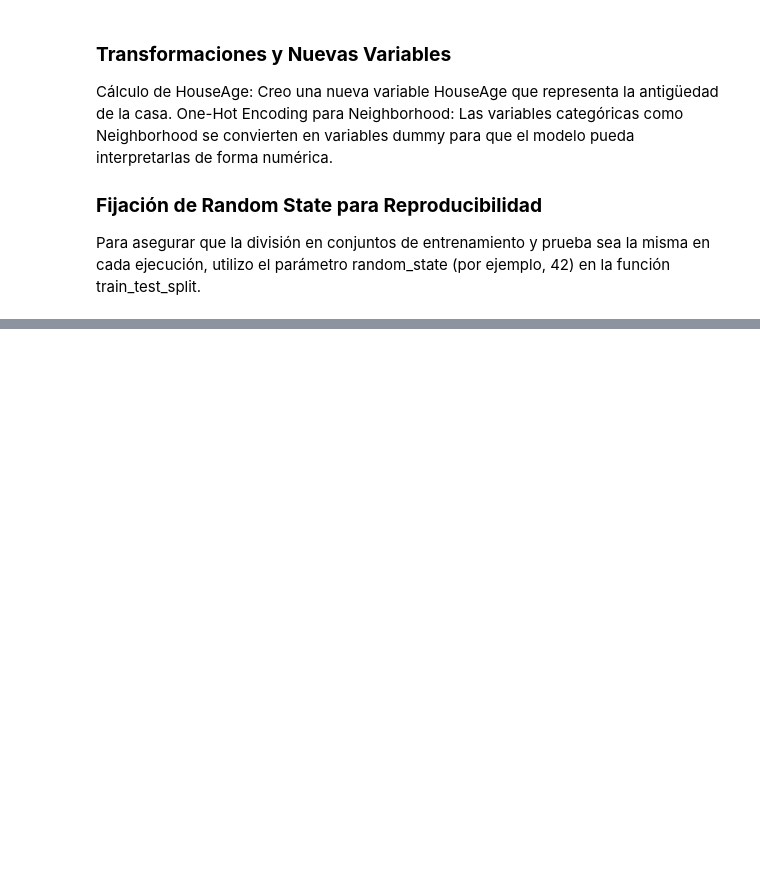
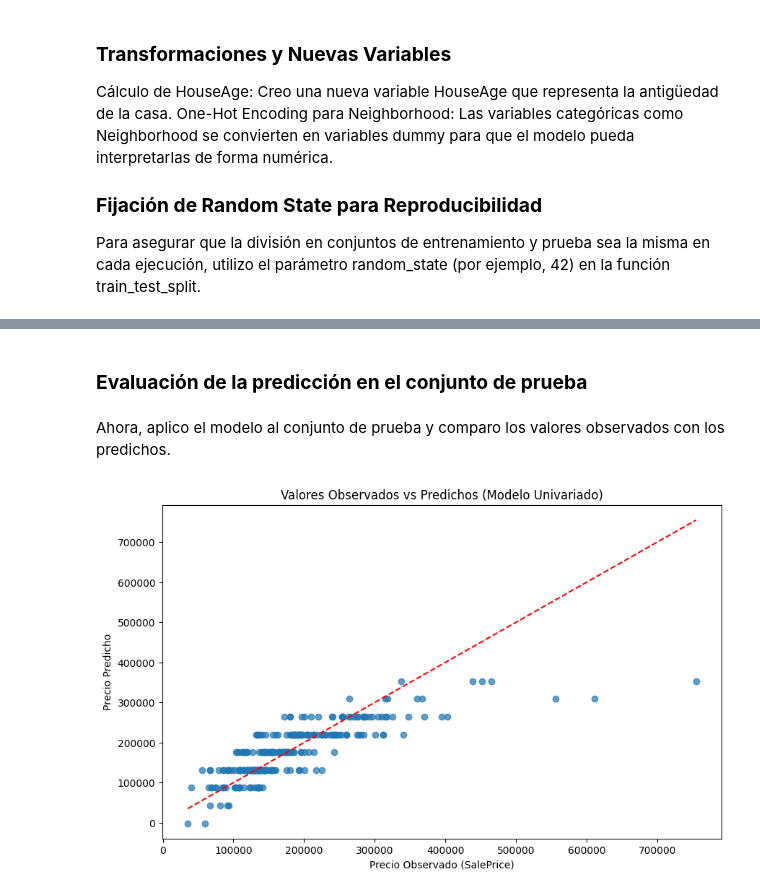
Before and after one commit to Andyfer004/Proyecto1-DM, a Jupyter notebook: P1_DM.ipynb, the cells around one changed output, grey strips where cells are left out. Drawn from its saved outputs; the diff is of its cells as text; code cells hidden in the pictures; blank space fills up the shorter version.

```diff
--- a/P1_DM.ipynb
+++ b/P1_DM.ipynb
@@ -501,0 +591,26 @@ Para asegurar que la división en conjuntos de entrenamiento y prueba sea la mis
+# %% [markdown]
+### **Evaluación de la predicción en el conjunto de prueba**
+# %% [markdown]
+Ahora, aplico el modelo al conjunto de prueba y comparo los valores observados con los predichos.
+# %%
+# Preparar la variable 'OverallQual' del conjunto de prueba (agregar la constante)
+X_test_uni = sm.add_constant(X_test[["OverallQual"]])
+
+# Realizar la predicción en el conjunto de prueba
+y_pred_uni = modelo_uni.predict(X_test_uni)
+
+# Gráfico de valores observados vs predichos
+plt.figure(figsize=(10, 6))
+plt.scatter(y_test, y_pred_uni, alpha=0.7)
+plt.xlabel("Precio Observado (SalePrice)")
+plt.ylabel("Precio Predicho")
+plt.title("Valores Observados vs Predichos (Modelo Univariado)")
+plt.plot(
+    [y_test.min(), y_test.max()],
+    [y_test.min(), y_test.max()],
+    color="red",
+    linestyle="--",
+)
+plt.show()
+# %% [output]
+[figure, added]
```
Also changed, not shown: parts of 17 cells of this notebook.
